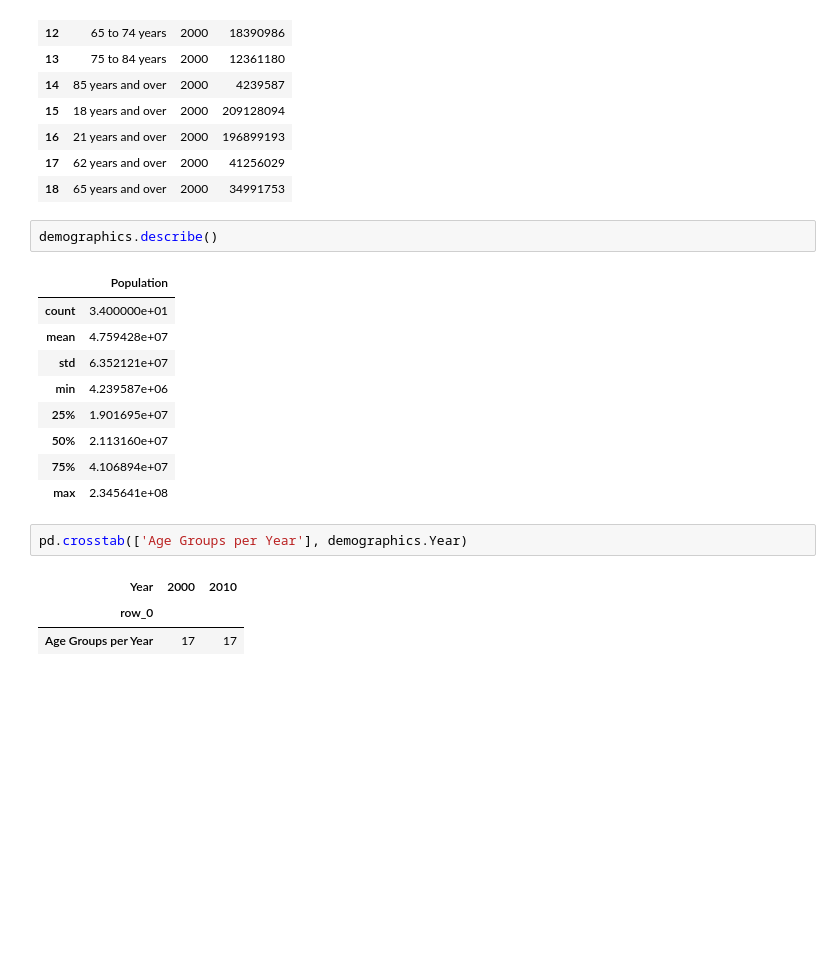
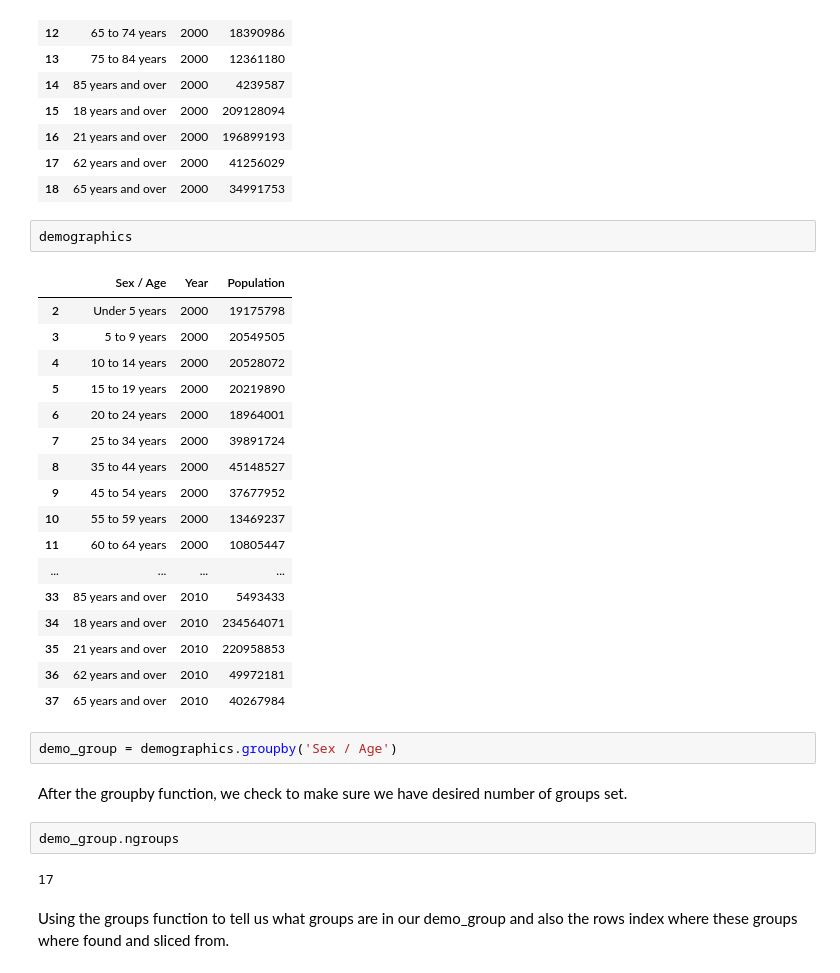
Before and after one commit to ModCabrera/IS360_Assignment11, a Jupyter notebook: IS360_Week11Aggregation.ipynb, the cells around one changed output. Cells and saved outputs as stored; diff of their text form; blank space fills up the shorter version.

```diff
--- a/IS360_Week11Aggregation.ipynb
+++ b/IS360_Week11Aggregation.ipynb
@@ -86,20 +87,32 @@ demographics[demographics['Year'] != '2010']
 | 17 | 62 years and over | 2000 | 41256029 |
 | 18 | 65 years and over | 2000 | 34991753 |
 # %%
-demographics.describe()
+demographics
 # %% [output]
-|  | Population |
-| count | 3.400000e+01 |
-| mean | 4.759428e+07 |
-| std | 6.352121e+07 |
-| min | 4.239587e+06 |
-| 25% | 1.901695e+07 |
-| 50% | 2.113160e+07 |
-| 75% | 4.106894e+07 |
-| max | 2.345641e+08 |
+|  | Sex / Age | Year | Population |
+| 2 | Under 5 years | 2000 | 19175798 |
+| 3 | 5 to 9 years | 2000 | 20549505 |
+| 4 | 10 to 14 years | 2000 | 20528072 |
+| 5 | 15 to 19 years | 2000 | 20219890 |
+| 6 | 20 to 24 years | 2000 | 18964001 |
+| 7 | 25 to 34 years | 2000 | 39891724 |
+| 8 | 35 to 44 years | 2000 | 45148527 |
+| 9 | 45 to 54 years | 2000 | 37677952 |
+| 10 | 55 to 59 years | 2000 | 13469237 |
+| 11 | 60 to 64 years | 2000 | 10805447 |
+| ... | ... | ... | ... |
+| 33 | 85 years and over | 2010 | 5493433 |
+| 34 | 18 years and over | 2010 | 234564071 |
+| 35 | 21 years and over | 2010 | 220958853 |
+| 36 | 62 years and over | 2010 | 49972181 |
+| 37 | 65 years and over | 2010 | 40267984 |
-# %%
-pd.crosstab(['Age Groups per Year'], demographics.Year)
-# %% [output]
-| Year | 2000 | 2010 |
-| row_0 |  |  |
-| Age Groups per Year | 17 | 17 |
+# %%
+demo_group = demographics.groupby('Sex / Age')
+# %% [markdown]
+After the groupby function, we check to make sure we have desired number of groups set.
+# %%
+demo_group.ngroups
+# %% [output]
+17
+# %% [markdown]
+Using the groups function to tell us what groups are in our demo_group and also the rows index where these groups where found and sliced from.
```
Also changed, not shown: parts of 8 cells of this notebook.
